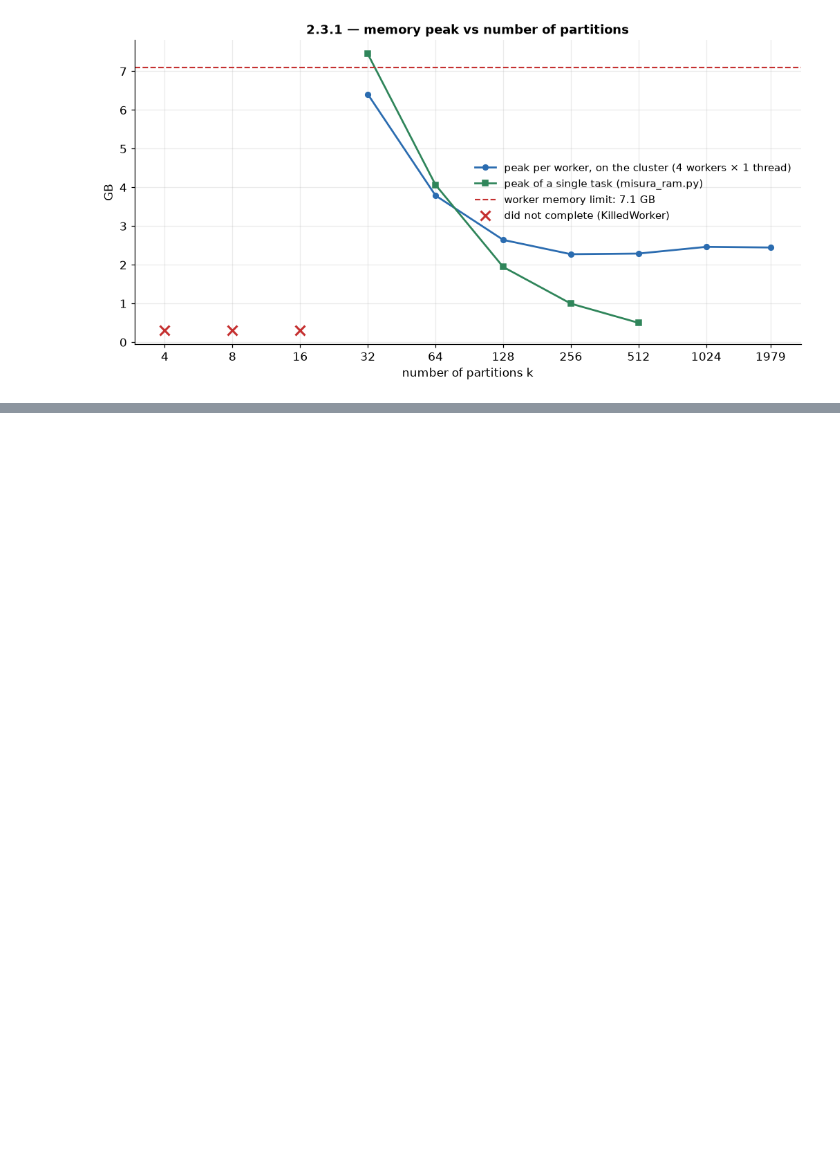
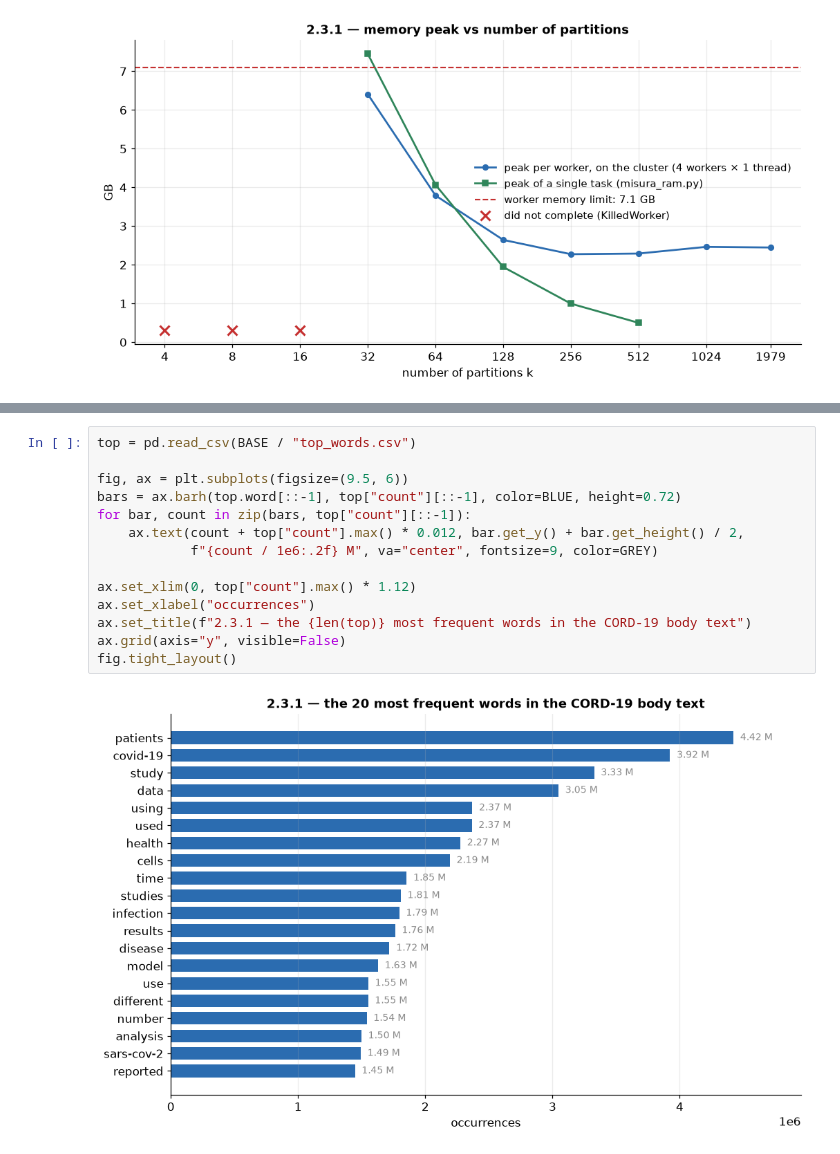
Before and after one commit to FedericoSbarbati/MAPD-Project, a Jupyter notebook: Giulia/result_analysis_word_count.ipynb, the cells around one changed output, grey strips where cells are left out. Drawn from its saved outputs; the diff is of its cells as text; blank space fills up the shorter version.

```diff
--- a/Giulia/result_analysis_word_count.ipynb
+++ b/Giulia/result_analysis_word_count.ipynb
@@ -198,0 +205,16 @@ fig.tight_layout()
+# %%
+top = pd.read_csv(BASE / "top_words.csv")
+
+fig, ax = plt.subplots(figsize=(9.5, 6))
+bars = ax.barh(top.word[::-1], top["count"][::-1], color=BLUE, height=0.72)
+for bar, count in zip(bars, top["count"][::-1]):
+    ax.text(count + top["count"].max() * 0.012, bar.get_y() + bar.get_height() / 2,
+            f"{count / 1e6:.2f} M", va="center", fontsize=9, color=GREY)
+
+ax.set_xlim(0, top["count"].max() * 1.12)
+ax.set_xlabel("occurrences")
+ax.set_title(f"2.3.1 — the {len(top)} most frequent words in the CORD-19 body text")
+ax.grid(axis="y", visible=False)
+fig.tight_layout()
+# %% [output]
+[figure, added]
```
Also changed, not shown: parts of 1 cell of this notebook, 2 other files.
